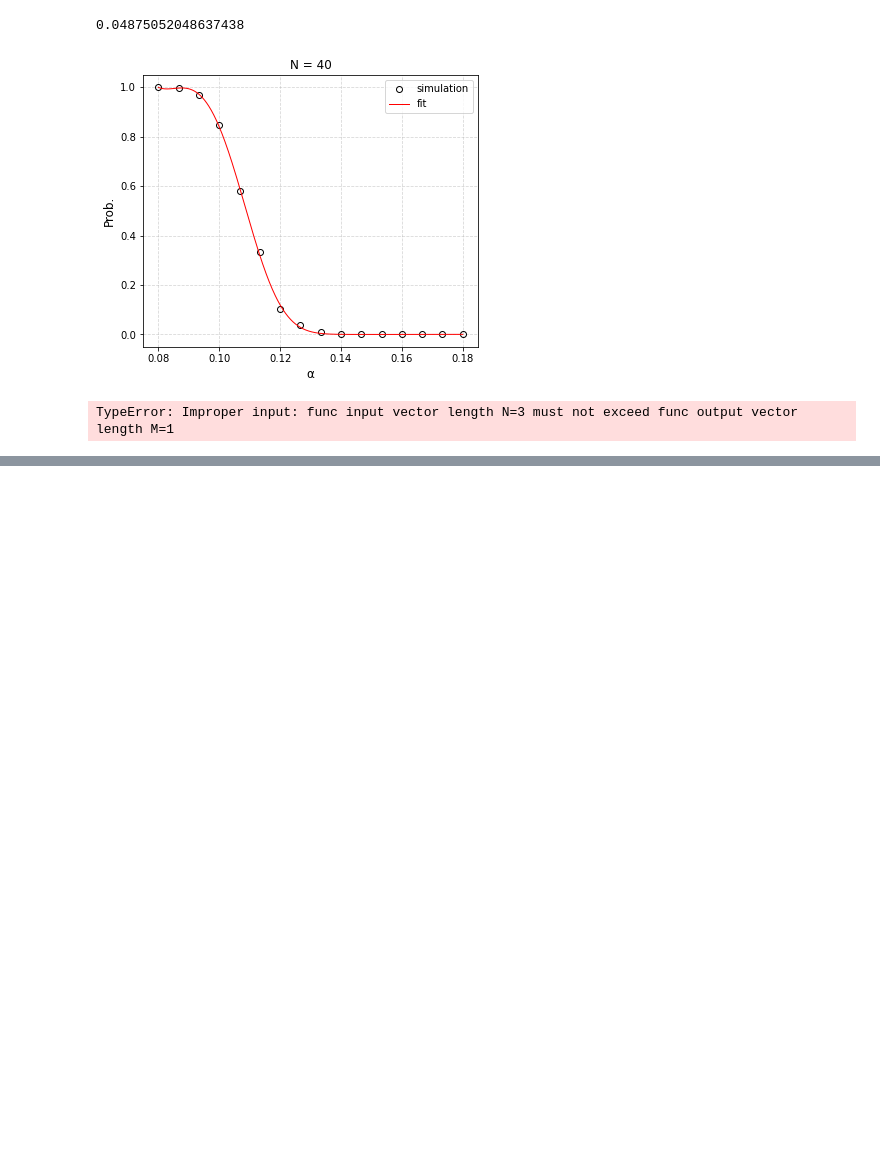
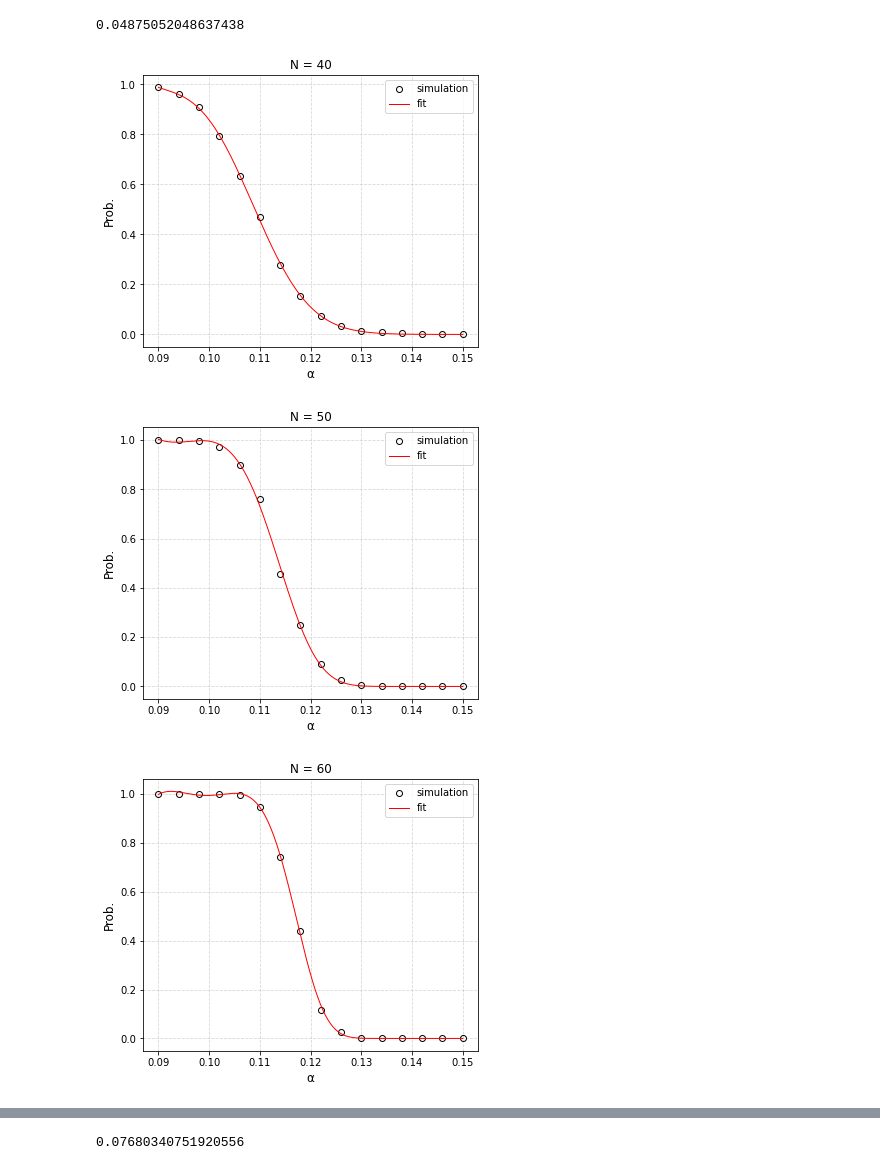
Before and after one commit to lorenzomancini1/Hopfield_Model, a Jupyter notebook: src/Modern Hopfield/binary/Phase_Diagram/notebooks/analysis_of_alpha_c.ipynb, the cells around one changed output, grey strips where cells are left out. Saved outputs shown, nothing was run; the diff lists cells and outputs as text; code cells hidden in the pictures; blank space fills up the shorter version.

```diff
--- a/src/Modern Hopfield/binary/Phase_Diagram/notebooks/analysis_of_alpha_c.ipynb
+++ b/src/Modern Hopfield/binary/Phase_Diagram/notebooks/analysis_of_alpha_c.ipynb
@@ -24,10 +28,11 @@ a, b, αc005, dαc005 = fs.compute_αc(λ, NN, rootdir = "./", datadir = "julia_
 # %% [output]
 0.04875052048637438
 # %%
-NN = [40]
+NN = [40, 50, 60, 70]
 λ = 0.08
 a, b, αc008, dαc008 = fs.compute_αc(λ, NN, rootdir = "./", datadir = "julia_data",
-              plot_prob= True, plot_scaling=True, x_guess = 0.1, d0 = 6)
+              plot_prob= True, plot_scaling=True, x_guess = 0.12, d0 = 4)
 # %% [output]
-[figure, old version]
+[figure, new version]
-TypeError: Improper input: func input vector length N=3 must not exceed func output vector length M=1
+[figure, added]
+[figure, added]
@@ -33,0 +41,5 @@ TypeError: Improper input: func input vector length N=3 must not exceed func out
+# %%
+λ = 0.08
+λ - np.log(np.cosh(λ))
+# %% [output]
+0.07680340751920556
```
Also changed, not shown: parts of 4 cells of this notebook.
